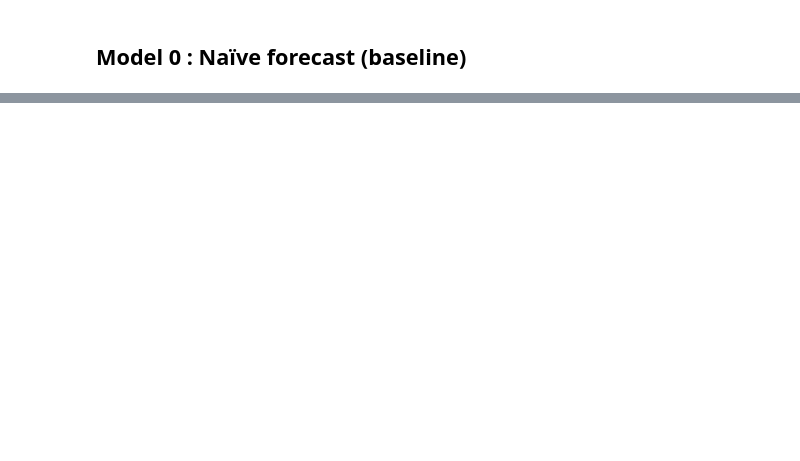
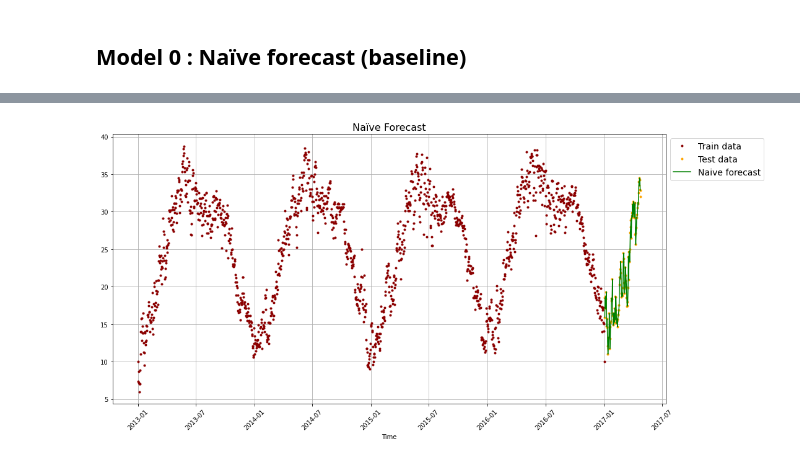
Before and after one commit to alexandre-pinon/voltron, a Jupyter notebook: src/ai/bootstrap.ipynb, the cells around one changed output, grey strips where cells are left out. Cells and saved outputs as stored; diff of their text form; code cells hidden in the pictures; blank space fills up the shorter version.

Commit message:
Naïve forcast & Windowing dataset preprocessin

```diff
--- a/src/ai/bootstrap.ipynb
+++ b/src/ai/bootstrap.ipynb
@@ -61,7 +68,7 @@ DatetimeIndex(['2013-01-01', '2013-01-02', '2013-01-03', '2013-01-04',
 def plot_time_series(ax,
                      timesteps,
                      values,
-                     title,
+                     title=None,
                      format='.',
                      start=0,
                      end=None,
@@ -83,13 +90,14 @@ def plot_time_series(ax,
   c : color, default 'blue'
   """
     ax.plot(timesteps[start:end], values[start:end], format, c=c, label=label)
-    ax.set_title(title, fontsize=16)
     ax.set_xlabel("Time")
     ax.tick_params('x', labelrotation=45)
     ax.grid(True)
 
+    if title:
+      ax.set_title(title, fontsize=16)
     if label:
-        ax.legend(fontsize=14, bbox_to_anchor=(1, 1), loc='upper left')
+      ax.legend(fontsize=14, bbox_to_anchor=(1, 1), loc='upper left')
 # %%
 fig, ((ax1, ax2), (ax3, ax4)) = plt.subplots(2,
                                              2,
@@ -169,0 +187,5 @@ fig.savefig('./graphs/train_plus_test_data.png', facecolor='white')
+# %%
+X_train = train_df.index
+X_test = test_df.index
+y_train = train_df["meantemp"]
+y_test = test_df["meantemp"]
@@ -169,0 +202,4 @@ fig.savefig('./graphs/train_plus_test_data.png', facecolor='white')
+# %%
+# Create a naïve forecast
+naive_forecast = y_test[:-1] # Naïve forecast equals every value excluding the last value
+naive_forecast[:10], naive_forecast[-10:] # View frist 10 and last 10
@@ -169,0 +224,8 @@ fig.savefig('./graphs/train_plus_test_data.png', facecolor='white')
+# %%
+# Plot naive forecast
+fig, ax = plt.subplots(figsize=(16, 8))
+plot_time_series(ax, X_train, y_train, label="Train data", c='darkred')
+plot_time_series(ax, X_test, y_test, label="Test data", c='orange')
+plot_time_series(ax, X_test[1:], naive_forecast, title="Naïve Forecast", format="-", label="Naive forecast", c='green');
+# %% [output]
+[figure, added]
```
Also changed, not shown: parts of 29 cells of this notebook.
